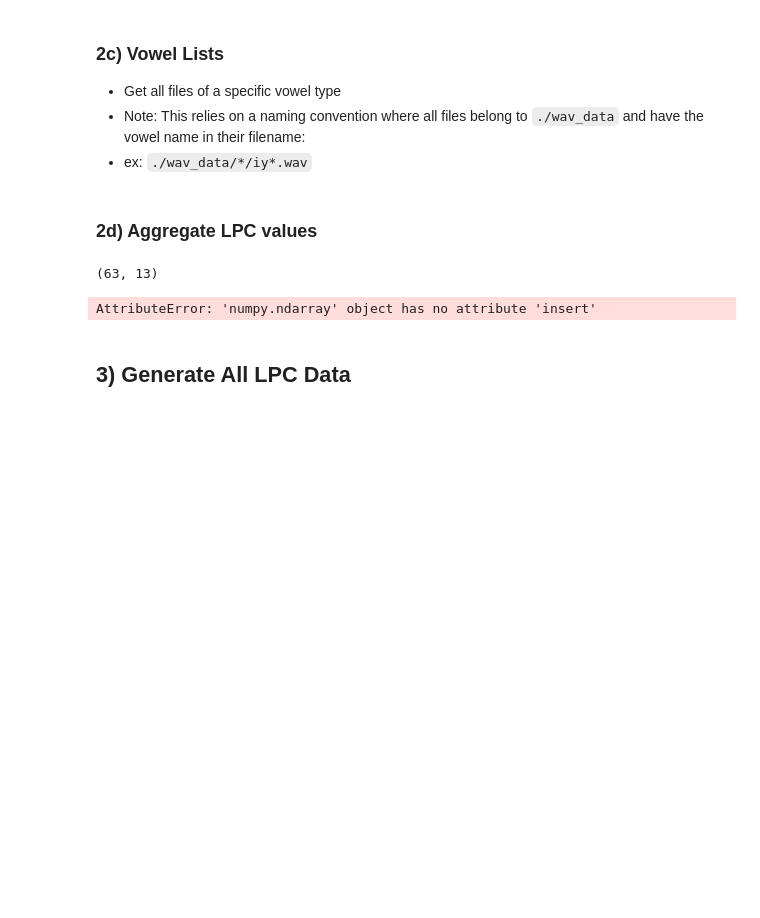
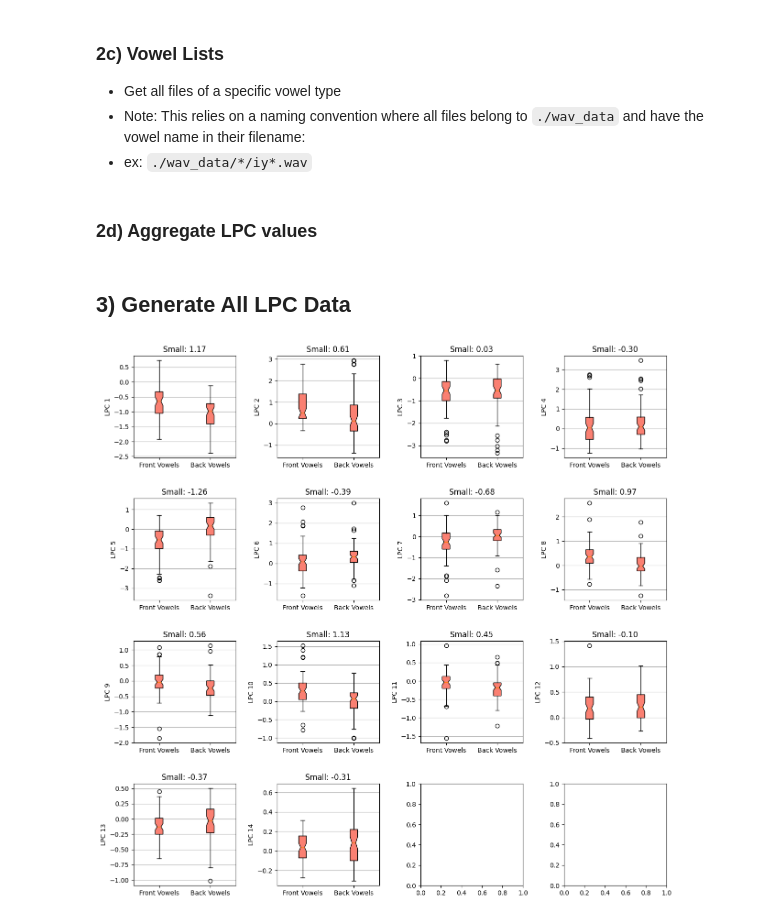
Before and after one commit to Ky-Ng/Vowel-Detection-NN, a Jupyter notebook: Generate_LPC_Data.ipynb, the cells around one changed output. Cells and saved outputs as stored; diff of their text form; code cells hidden in the pictures; blank space fills up the shorter version.

Commit message:
add boxplots

```diff
--- a/Generate_LPC_Data.ipynb
+++ b/Generate_LPC_Data.ipynb
@@ -209,23 +210,6 @@ def get_all_wavs_audio(WAV_DATA_PATH: str, VOWEL_LIST: list[str]) -> tuple[list[
     return all_audio, all_paths
 # %% [markdown]
 ### 2d) Aggregate LPC values
-# %%
-def aggregate_lpc(PROCESSED_AUDIO: list[np.array], NUM_LPC) -> np.ndarray:
-    all_lpcs = np.ndarray((len(PROCESSED_AUDIO), NUM_LPC-1))
-    print(all_lpcs.shape)
-    for audio in PROCESSED_AUDIO:
-        # Step 2) Get the LPC values for the audio excluding the first
-        # LPC value which is always 1.0
-        lpc_vals = librosa.lpc(audio, order=NUM_LPC)[1:]
-        all_lpcs.insert(lpc_vals)
-
-
-front_vowel_audio, _ = get_all_wavs_audio(
-    WAV_DATA_PATH=WAV_FILE_DIRECTORY, VOWEL_LIST=FRONT_VOWELS)
-aggregate_lpc(front_vowel_audio, 14)
-# %% [output]
-(63, 13)
-AttributeError: 'numpy.ndarray' object has no attribute 'insert'
 # %% [markdown]
 ## 3) Generate All LPC Data
 # %%
@@ -234,4 +218,5 @@ front_vowel_audio, _ = get_all_wavs_audio(WAV_DATA_PATH=WAV_FILE_DIRECTORY, VOWE
 back_vowel_audio, _ = get_all_wavs_audio(WAV_DATA_PATH=WAV_FILE_DIRECTORY, VOWEL_LIST=BACK_VOWELS)
 
 # Step 2) Generate LPCs for each data set
-    # (n x m np.ndarray where n = # LPC Coefficients and m = # of samples)
+lpc_front_vowels = aggregate_lpc(front_vowel_audio, NUM_LPC=NUM_LPC)
+lpc_back_vowels = aggregate_lpc(back_vowel_audio, NUM_LPC=NUM_LPC)
@@ -239,0 +223,31 @@ lpc_vals = librosa.lpc(process_audio("./wav_data/vowels_Maria/aa_maria.wav"), or
+# %%
+# Step 3) Plot Each LPC Value
+
+# Format an evenly spaced 15in x 15in figure with 4 rows and 4 columns
+plt.rcParams['figure.figsize'] = (15, 15)
+fig, axes = plt.subplots(nrows=4, ncols=4)
+plt.subplots_adjust(hspace=0.4, wspace=0.4)
+
+for i in range(NUM_LPC):
+    # Fromat Cohen's D Value
+    cohens_d_value, cohens_d_label = calculate_cohens_d(
+        lpc_x_dataset1=lpc_front_vowels[:, i],
+        lpc_x_dataset2=lpc_back_vowels[:, i]
+    )
+    cohens_d_value = "{:.2f}".format(cohens_d_value, decimal=5)
+    formatted_cohens_d_title = f"{cohens_d_label}: {cohens_d_value}"
+
+    cur_axis = axes[i//4][i % 4]
+    cur_axis.set_title(formatted_cohens_d_title)
+    cur_axis.set_ylabel(f"LPC {i+1}")
+    cur_axis.yaxis.grid(True)
+    a = cur_axis.boxplot(
+        [lpc_front_vowels[:, i], lpc_back_vowels[:, i]],
+        labels=["Front Vowels", "Back Vowels"],
+        boxprops=dict(facecolor="salmon"),
+        notch=True,  # notch shape
+        vert=True,  # vertical box alignment
+        patch_artist=True,  # fill with color
+    )
+# %% [output]
+[figure, added]
```
Also changed, not shown: parts of 2 cells of this notebook.
